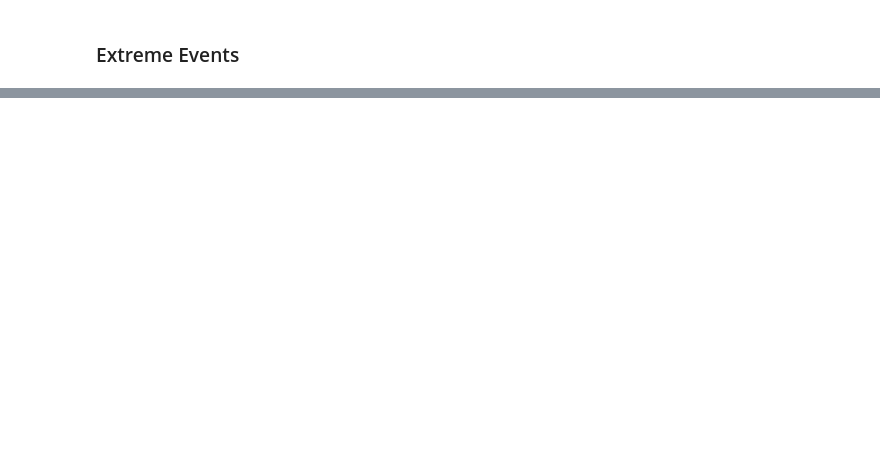
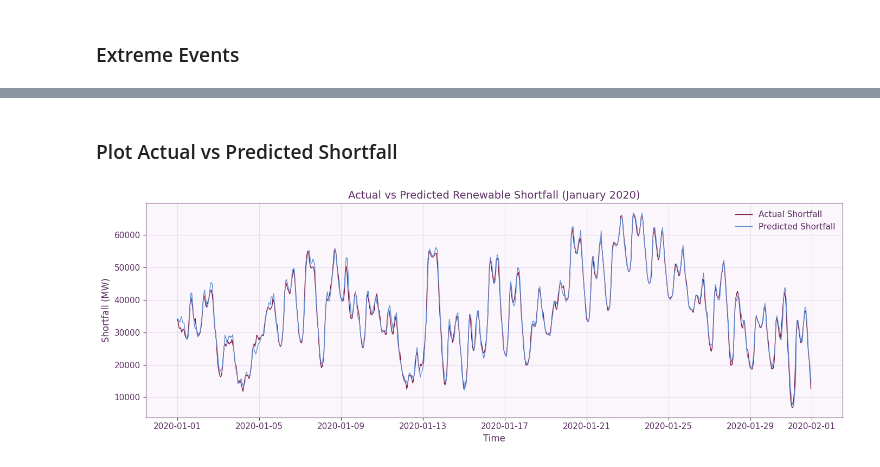
Before and after one commit to Varie737/Renewable-Energy-Data-Analysis, a Jupyter notebook: Renewable Energy Data Analysis project.ipynb, the cells around one changed output, grey strips where cells are left out. Drawn from its saved outputs; the diff is of its cells as text; code cells hidden in the pictures; blank space fills up the shorter version.

```diff
--- a/Renewable Energy Data Analysis project.ipynb
+++ b/Renewable Energy Data Analysis project.ipynb
@@ -606,0 +676,9 @@ merged.nlargest(10, "shortfall_mw")
+# %%
+train = model_df[model_df["utc_timestamp"] < "2020-01-01"].copy()
+test = model_df[model_df["utc_timestamp"] >= "2020-01-01"].copy()
+
+print("Training shape:", train.shape)
+print("Testing shape:", test.shape)
+
+print("Training range:", train["utc_timestamp"].min(), "to", train["utc_timestamp"].max())
+print("Testing range:", test["utc_timestamp"].min(), "to", test["utc_timestamp"].max())
@@ -606,0 +730,15 @@ merged.nlargest(10, "shortfall_mw")
+# %%
+rf = RandomForestRegressor(
+    n_estimators=200,
+    max_depth=15,
+    min_samples_split=10,
+    min_samples_leaf=4,
+    random_state=42,
+    n_jobs=-1
+)
+
+rf.fit(X_train, y_train)
+
+y_pred_rf = rf.predict(X_test)
+
+print("Random Forest model trained successfully.")
@@ -606,0 +765,23 @@ merged.nlargest(10, "shortfall_mw")
+# %% [markdown]
+### Plot Actual vs Predicted Shortfall
+# %%
+results_rf = test[["utc_timestamp", "shortfall_mw"]].copy()
+results_rf["predicted_shortfall_mw"] = y_pred_rf
+
+# Example: first month of test period
+plot_rf = results_rf[
+    (results_rf["utc_timestamp"] >= "2020-01-01") &
+    (results_rf["utc_timestamp"] < "2020-02-01")
+]
+
+plt.figure(figsize=(14,5))
+plt.plot(plot_rf["utc_timestamp"], plot_rf["shortfall_mw"], label="Actual Shortfall", color="#7a133e", linewidth=1)
+plt.plot(plot_rf["utc_timestamp"], plot_rf["predicted_shortfall_mw"], label="Predicted Shortfall", color="#6491D4", linewidth=1)
+plt.title("Actual vs Predicted Renewable Shortfall (January 2020)")
+plt.xlabel("Time")
+plt.ylabel("Shortfall (MW)")
+plt.legend()
+plt.tight_layout()
+plt.show()
+# %% [output]
+[figure, added]
```
Also changed, not shown: parts of 33 cells of this notebook.
